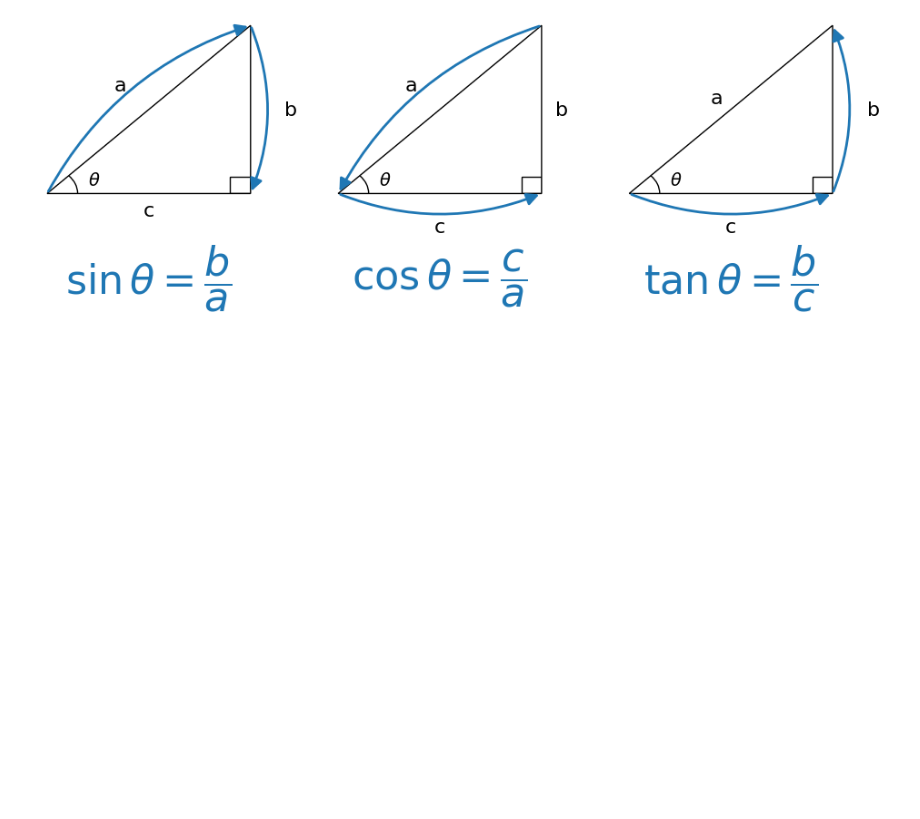
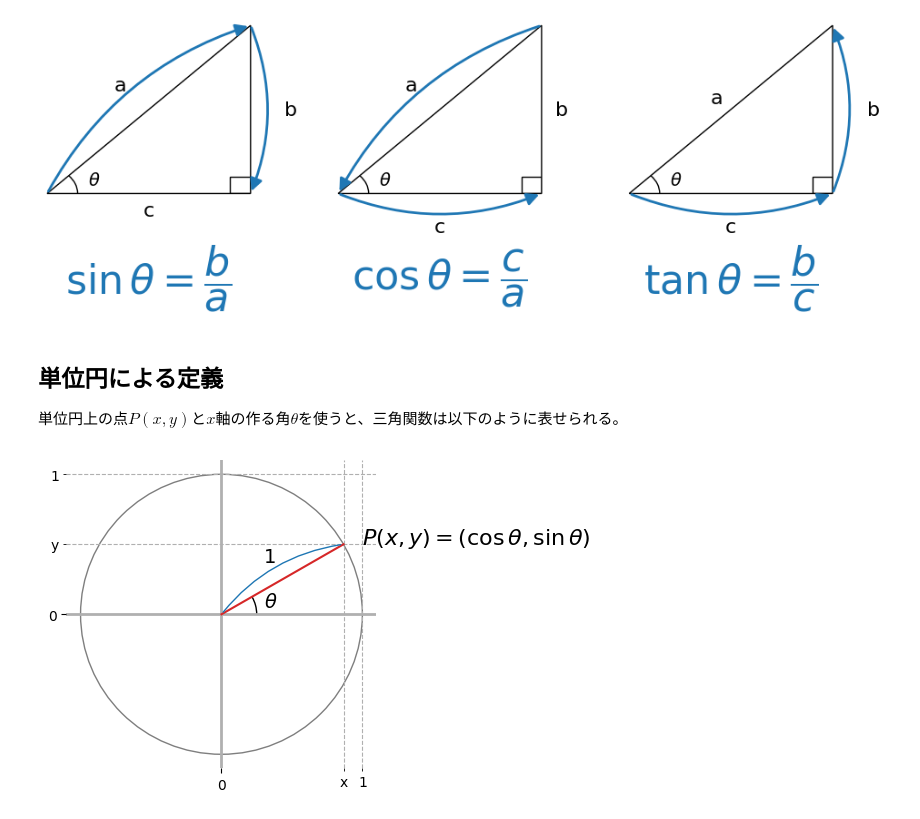
Before and after one commit to noypeban/noypeban.github.io, a Jupyter notebook: _sources/math/trigonometric.ipynb, the cells around one changed output. Saved outputs shown, nothing was run; the diff lists cells and outputs as text; code cells hidden in the pictures; blank space fills up the shorter version.

```diff
--- a/_sources/math/trigonometric.ipynb
+++ b/_sources/math/trigonometric.ipynb
@@ -111,4 +111,73 @@ fig.tight_layout(pad = 3.0)
 plt.show()
 # %% [output]
 [figure]
+# %% [markdown]
+## 単位円による定義
+
+単位円上の点$P(x,y)$と$x$軸の作る角$\theta$を使うと、三角関数は以下のように表せられる。
+# %%
+import numpy as np
+import numpy.linalg as LA # 行列計算のため
+import matplotlib.pyplot as plt
+import matplotlib.patches as pat # 図形描画のため
+
+radius = 1.0
+angle = 30
+theta = np.deg2rad(angle)
+x = np.cos(theta)*radius
+y = np.sin(theta)*radius
+
+fig, ax = plt.subplots(figsize=(4,4))
+
+# 円
+circle = pat.Circle(xy=(0,0), radius=radius, fill=False, color='tab:gray')
+ax.add_patch(circle)
+
+# 斜線
+ax.plot([0,x], [0,y], color='tab:red')
+
+# 角マーク
+size = 0.5
+arc = pat.Arc(xy=(0,0), width=size, height=size, theta1=0, theta2=angle)
+ax.add_patch(arc)
+ax.annotate(r'$\theta$', xy=(0, 0), xytext=(0, 0)+np.array([0.3, 0.05]), size=14)
+
+# 半径 annotation
+ax.annotate('', arrowprops=dict(
+                arrowstyle='-',
+                connectionstyle="arc3,rad=0.2",
+                color='tab:blue'
+            ),
+            xy=(0, 0), xytext=(x, y),
+            annotation_clip=False)
+ax.text(x=x*0.35, y=y*0.75, s=1, size=14)
+# 点P annotation
+ax.annotate(r'$P(x,y)=(\cos \theta, \sin \theta)$',
+            size=16,
+            xy=(x, y), xytext=(1, y),
+            annotation_clip=False)
+
+# 軸
+ax.set_xticks([0])
+ax.set_xticks([x, 1], minor=True)
+ax.set_xticklabels(['x', 1], minor=True)
+ax.set_yticks([0])
+ax.set_yticks([y, 1], minor=True)
+ax.set_yticklabels(['y', 1], minor=True)
+ax.set_xlim(-1.1, 1.1)
+ax.set_ylim(-1.1, 1.1)
+ax.grid(linewidth=2)
+ax.grid(which='minor', linestyle='--')
+
+# 枠を消す
+# ax.axis("off")
+ax.spines['right'].set_visible(False)
+ax.spines['top'].set_visible(False)
+ax.spines['left'].set_visible(False)
+ax.spines['bottom'].set_visible(False)
+
+
+plt.show()
+# %% [output]
+[figure, added]
 # %% [markdown]
```
Also changed, not shown: parts of 1 cell of this notebook, 6 other files.
